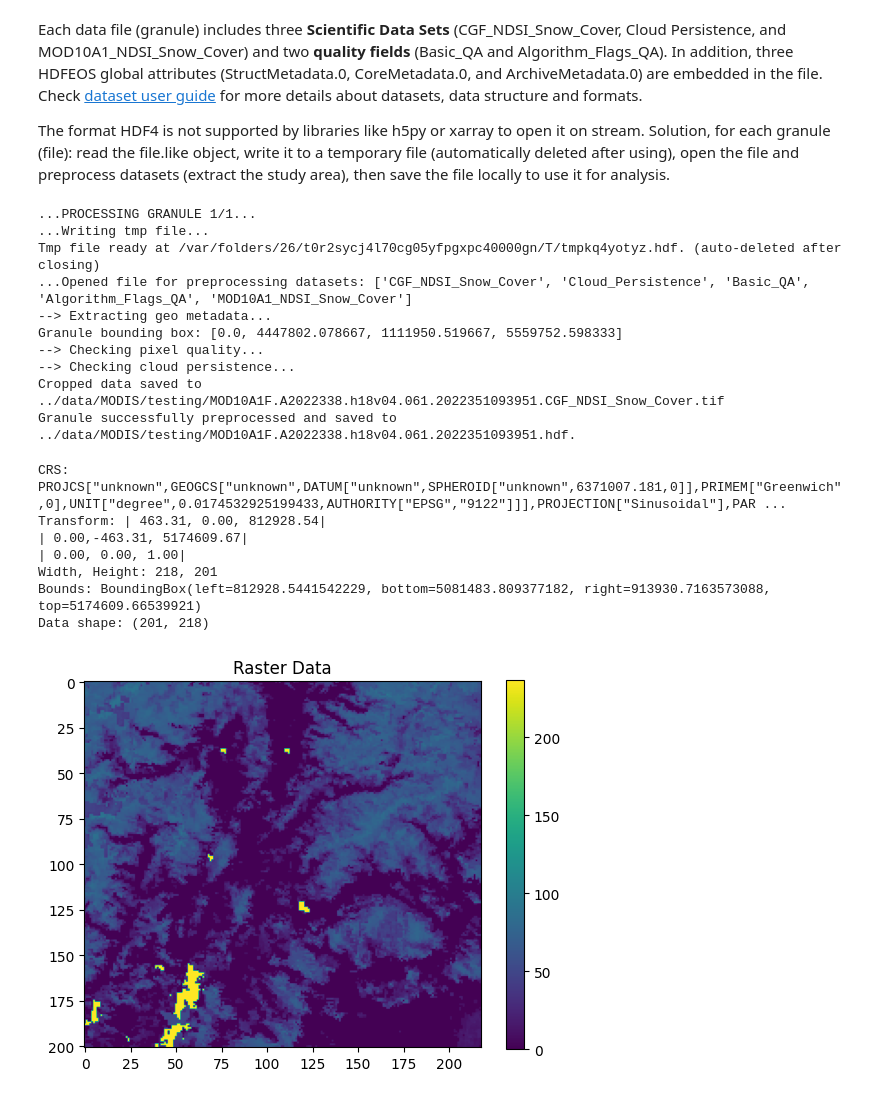
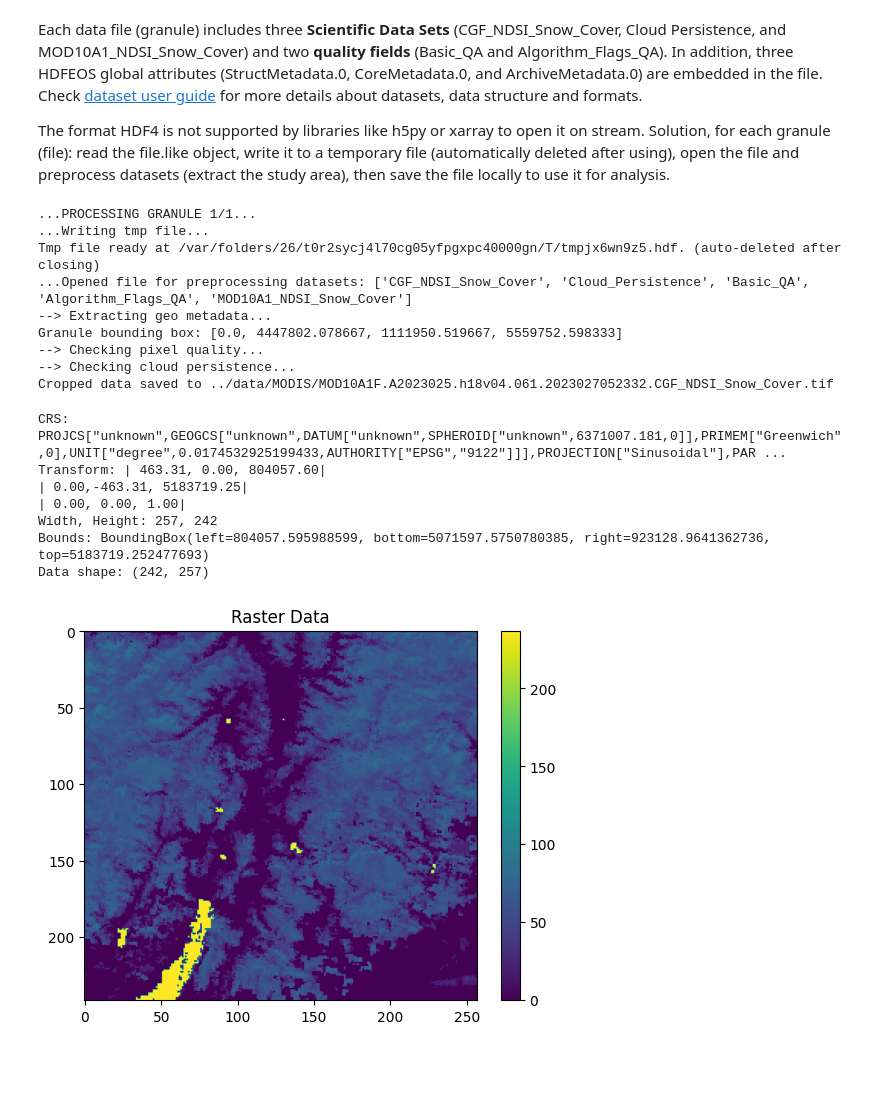
Before and after one commit to dclfbk/alpinehutsustainability, a Jupyter notebook: code/modis_download.ipynb, the cells around one changed output. Drawn from its saved outputs; the diff is of its cells as text; code cells hidden in the pictures; blank space fills up the shorter version.

Commit message:
fixed water potential map: enlarged bbox of modis

```diff
--- a/code/modis_download.ipynb
+++ b/code/modis_download.ipynb
@@ -48,3 +49,28 @@ def setup_urs_login(urs: str) -> None:
     print(f"User-pass info successfully set for {urs}.")
 
 setup_urs_login("https://urs.earthdata.nasa.gov")
+# %%
+## Convert dem_bounds bbox (UTM) to EPSG:4326 (WGS84) for MODIS data request
+## Had to enlarge the bbox to avoid distortions with reprojection in later analysis
+DEM_PATH = '../data/terrain/tinitaly_dem500m.tif'
+with rasterio.open(DEM_PATH) as src:
+    dem_bounds = src.bounds  # (left, bottom, right, top)
+    dem_crs = src.crs
+
+# Expand the bounding box
+buffer = 10000  # 10
+expanded_bbox_utm = BoundingBox(
+    left=dem_bounds.left - buffer,
+    bottom=dem_bounds.bottom - buffer,
+    right=dem_bounds.right + buffer,
+    top=dem_bounds.top + buffer
+)
+
+# Transform the coordinates of the bounding box
+transformer = Transformer.from_crs(dem_crs, "EPSG:4326", always_xy=True)
+left, bottom = transformer.transform(expanded_bbox_utm.left, expanded_bbox_utm.bottom) # was dem_bounds
+right, top = transformer.transform(expanded_bbox_utm.right, expanded_bbox_utm.top)
+bbox_4326 = (left, bottom, right, top)
+
+print(f"Bounding Box in EPSG:4326:")
+print(f"Left: {left}, Bottom: {bottom}, Right: {right}, Top: {top}")
@@ -394,7 +420,7 @@ for i, granule in enumerate(granules):
     print(f"\n...PROCESSING GRANULE {i+1}/{len(granules)}...")
 
     granule_name = os.path.basename(granule.full_name)
-    destination = '../data/MODIS/testing/'
+    destination = '../data/MODIS/'
     os.makedirs(destination, exist_ok=True)
     output_path = os.path.join(destination, granule_name)
 
@@ -421,48 +447,47 @@ for i, granule in enumerate(granules):
 # %% [output]
 ...PROCESSING GRANULE 1/1...
 ...Writing tmp file...
-Tmp file ready at /var/folders/26/t0r2sycj4l70cg05yfpgxpc40000gn/T/tmpkq4yotyz.hdf. (auto-deleted after closing)
+Tmp file ready at /var/folders/26/t0r2sycj4l70cg05yfpgxpc40000gn/T/tmpjx6wn9z5.hdf. (auto-deleted after closing)
 ...Opened file for preprocessing datasets: ['CGF_NDSI_Snow_Cover', 'Cloud_Persistence', 'Basic_QA', 'Algorithm_Flags_QA', 'MOD10A1_NDSI_Snow_Cover']
 --> Extracting geo metadata...
 Granule bounding box: [0.0, 4447802.078667, 1111950.519667, 5559752.598333]
 --> Checking pixel quality...
 --> Checking cloud persistence...
-Cropped data saved to ../data/MODIS/testing/MOD10A1F.A2022338.h18v04.061.2022351093951.CGF_NDSI_Snow_Cover.tif
-Granule successfully preprocessed and saved to ../data/MODIS/testing/MOD10A1F.A2022338.h18v04.061.2022351093951.hdf.
+Cropped data saved to ../data/MODIS/MOD10A1F.A2023025.h18v04.061.2023027052332.CGF_NDSI_Snow_Cover.tif
 # %%
 ## Check out saved raster data
-tif_file = '../data/MODIS/testing/MOD10A1F.A2022338.h18v04.061.2022351093951.CGF_NDSI_Snow_Cover.tif'
+tif_file = '../data/MODIS/MOD10A1F.A2023025.h18v04.061.2023027052332.CGF_NDSI_Snow_Cover.tif'
 with rasterio.open(tif_file) as src:
     data = src.read(1)
 
     # Get metadata
     crs = src.crs
     transform = src.transform
     width = src.width
     height = src.height
     bounds = src.bounds
 
     print(f"CRS: {crs}")
     print(f"Transform: {transform}")
     print(f"Width, Height: {width}, {height}")
     print(f"Bounds: {bounds}")
 
 print(f"Data shape: {data.shape}")
 
 # Plot
 plt.imshow(data, cmap='viridis')
 plt.colorbar()
 plt.title("Raster Data")
 plt.show()
 # %% [output]
 CRS: PROJCS["unknown",GEOGCS["unknown",DATUM["unknown",SPHEROID["unknown",6371007.181,0]],PRIMEM["Greenwich",0],UNIT["degree",0.0174532925199433,AUTHORITY["EPSG","9122"]]],PROJECTION["Sinusoidal"],PAR ...
-Transform: | 463.31, 0.00, 812928.54|
-| 0.00,-463.31, 5174609.67|
+Transform: | 463.31, 0.00, 804057.60|
+| 0.00,-463.31, 5183719.25|
 | 0.00, 0.00, 1.00|
-Width, Height: 218, 201
-Bounds: BoundingBox(left=812928.5441542229, bottom=5081483.809377182, right=913930.7163573088, top=5174609.66539921)
-Data shape: (201, 218)
+Width, Height: 257, 242
+Bounds: BoundingBox(left=804057.595988599, bottom=5071597.5750780385, right=923128.9641362736, top=5183719.252477693)
+Data shape: (242, 257)
-[figure, old version]
+[figure, new version]
 # %%
 ## Check out the downloaded granule (hdf)
 hdf = SD('../data/MODIS/testing_parallel/MOD10A1F.A2022341.h18v04.061.2022351163911.hdf', SDC.READ)
```
Also changed, not shown: parts of 5 cells of this notebook, 3 other files.
